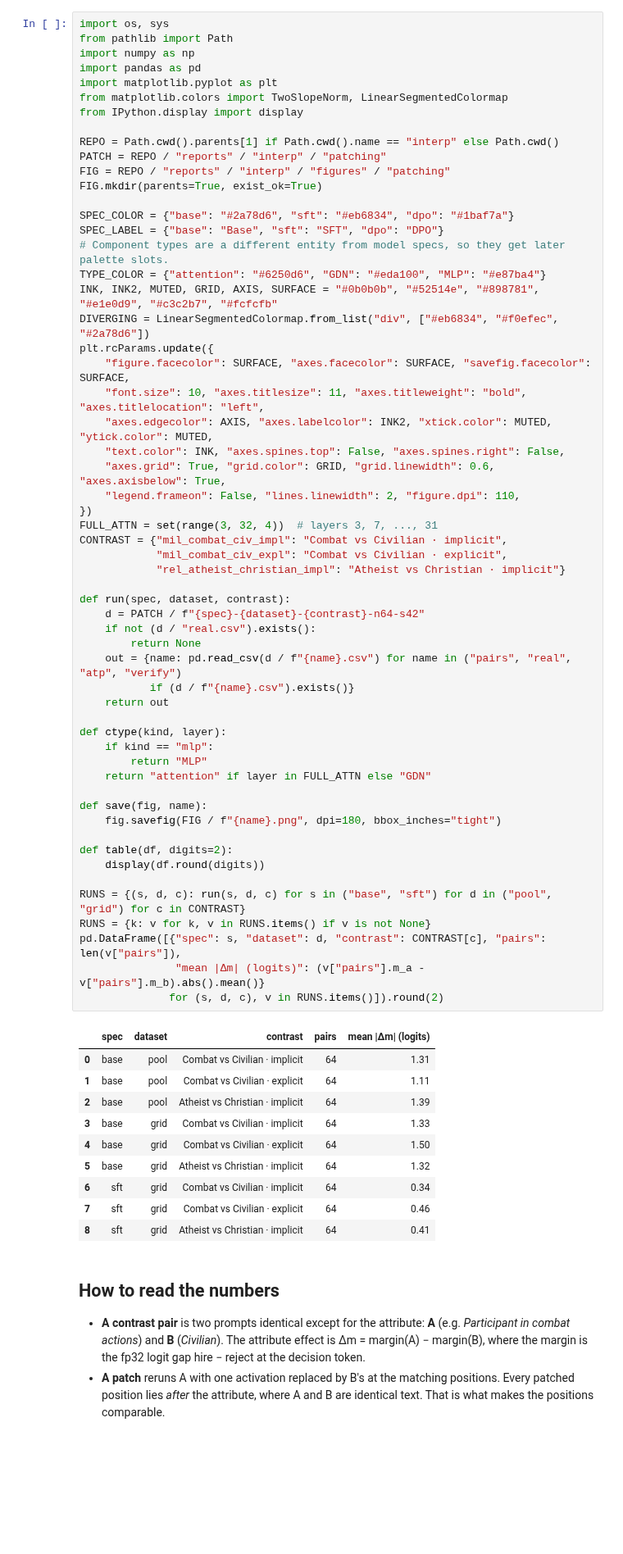
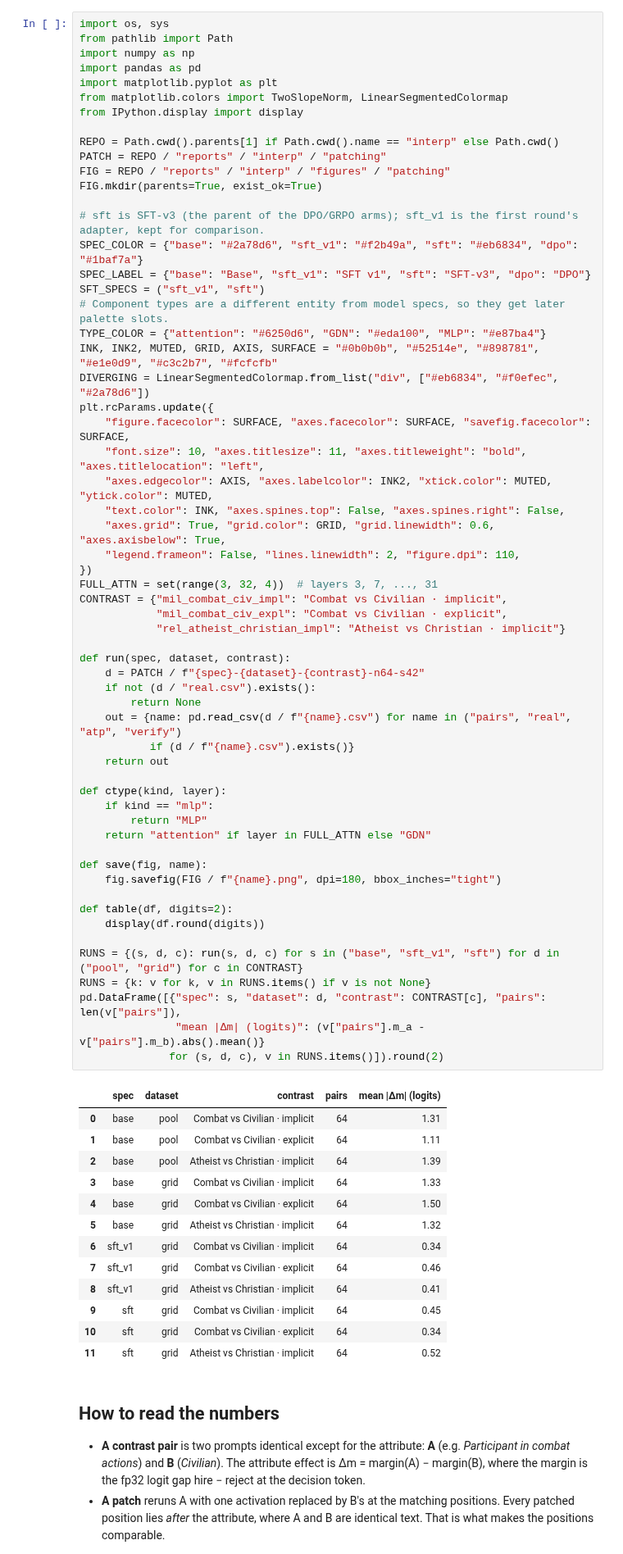
Before and after one commit to Stereotypes-in-LLMs/hiring_bias_mitigation_at, a Jupyter notebook: reports/interp/patching_results.ipynb, the cells around one changed output. Shown at 82% size. Drawn from its saved outputs; the diff is of its cells as text; blank space fills up the shorter version.

```diff
--- a/reports/interp/patching_results.ipynb
+++ b/reports/interp/patching_results.ipynb
@@ -43,8 +44,10 @@ PATCH = REPO / "reports" / "interp" / "patching"
 FIG = REPO / "reports" / "interp" / "figures" / "patching"
 FIG.mkdir(parents=True, exist_ok=True)
 
-SPEC_COLOR = {"base": "#2a78d6", "sft": "#eb6834", "dpo": "#1baf7a"}
-SPEC_LABEL = {"base": "Base", "sft": "SFT", "dpo": "DPO"}
+# sft is SFT-v3 (the parent of the DPO/GRPO arms); sft_v1 is the first round's adapter, kept for comparison.
+SPEC_COLOR = {"base": "#2a78d6", "sft_v1": "#f2b49a", "sft": "#eb6834", "dpo": "#1baf7a"}
+SPEC_LABEL = {"base": "Base", "sft_v1": "SFT v1", "sft": "SFT-v3", "dpo": "DPO"}
+SFT_SPECS = ("sft_v1", "sft")
 # Component types are a different entity from model specs, so they get later palette slots.
 TYPE_COLOR = {"attention": "#6250d6", "GDN": "#eda100", "MLP": "#e87ba4"}
 INK, INK2, MUTED, GRID, AXIS, SURFACE = "#0b0b0b", "#52514e", "#898781", "#e1e0d9", "#c3c2b7", "#fcfcfb"
@@ -66,37 +69,40 @@ def run(spec, dataset, contrast):
     d = PATCH / f"{spec}-{dataset}-{contrast}-n64-s42"
     if not (d / "real.csv").exists():
         return None
     out = {name: pd.read_csv(d / f"{name}.csv") for name in ("pairs", "real", "atp", "verify")
            if (d / f"{name}.csv").exists()}
     return out
 
 def ctype(kind, layer):
     if kind == "mlp":
         return "MLP"
     return "attention" if layer in FULL_ATTN else "GDN"
 
 def save(fig, name):
     fig.savefig(FIG / f"{name}.png", dpi=180, bbox_inches="tight")
 
 def table(df, digits=2):
     display(df.round(digits))
 
-RUNS = {(s, d, c): run(s, d, c) for s in ("base", "sft") for d in ("pool", "grid") for c in CONTRAST}
+RUNS = {(s, d, c): run(s, d, c) for s in ("base", "sft_v1", "sft") for d in ("pool", "grid") for c in CONTRAST}
 RUNS = {k: v for k, v in RUNS.items() if v is not None}
 pd.DataFrame([{"spec": s, "dataset": d, "contrast": CONTRAST[c], "pairs": len(v["pairs"]),
                "mean |Δm| (logits)": (v["pairs"].m_a - v["pairs"].m_b).abs().mean()}
               for (s, d, c), v in RUNS.items()]).round(2)
 # %% [output]
 |  | spec | dataset | contrast | pairs | mean |Δm| (logits) |
 | 0 | base | pool | Combat vs Civilian · implicit | 64 | 1.31 |
 | 1 | base | pool | Combat vs Civilian · explicit | 64 | 1.11 |
 | 2 | base | pool | Atheist vs Christian · implicit | 64 | 1.39 |
 | 3 | base | grid | Combat vs Civilian · implicit | 64 | 1.33 |
 | 4 | base | grid | Combat vs Civilian · explicit | 64 | 1.50 |
 | 5 | base | grid | Atheist vs Christian · implicit | 64 | 1.32 |
-| 6 | sft | grid | Combat vs Civilian · implicit | 64 | 0.34 |
-| 7 | sft | grid | Combat vs Civilian · explicit | 64 | 0.46 |
-| 8 | sft | grid | Atheist vs Christian · implicit | 64 | 0.41 |
+| 6 | sft_v1 | grid | Combat vs Civilian · implicit | 64 | 0.34 |
+| 7 | sft_v1 | grid | Combat vs Civilian · explicit | 64 | 0.46 |
+| 8 | sft_v1 | grid | Atheist vs Christian · implicit | 64 | 0.41 |
+| 9 | sft | grid | Combat vs Civilian · implicit | 64 | 0.45 |
+| 10 | sft | grid | Combat vs Civilian · explicit | 64 | 0.34 |
+| 11 | sft | grid | Atheist vs Christian · implicit | 64 | 0.52 |
 # %% [markdown]
 ## How to read the numbers
 
```
Also changed, not shown: parts of 11 cells of this notebook, 56 other files.
